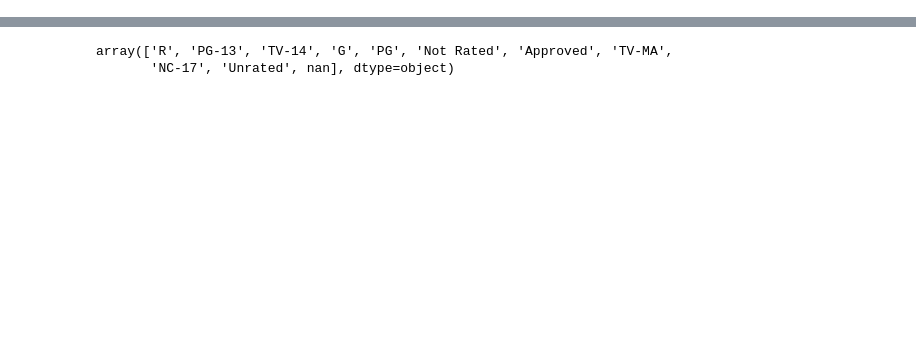
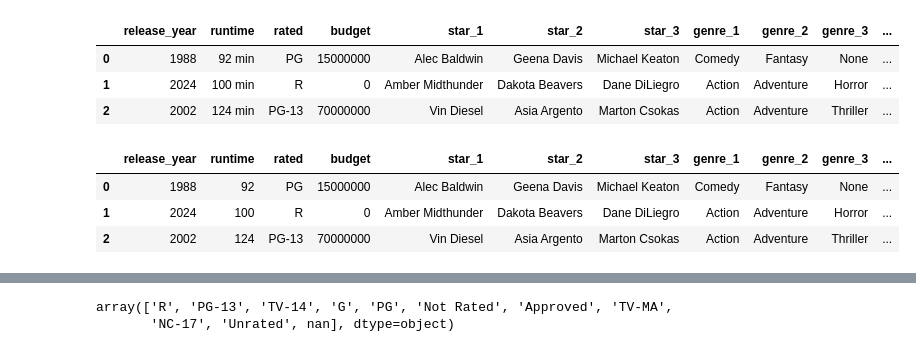
Before and after one commit to YesmelinP/Movie_Success_ML, a Jupyter notebook: logistic_regression.ipynb, the cells around one changed output, grey strips where cells are left out. Saved outputs shown, nothing was run; the diff lists cells and outputs as text; code cells hidden in the pictures; blank space fills up the shorter version.

```diff
--- a/logistic_regression.ipynb
+++ b/logistic_regression.ipynb
@@ -33,0 +90,4 @@ Index(['imdb_id', 'title', 'release_year', 'runtime', 'genre', 'overview',
+# %%
+# Converting merged df from Spark into a Pandas DataFrame
+movies_df = merged_df.toPandas()
+movies_df.head(3)
@@ -35,0 +136,23 @@ df.drop(['imdb_id', 'title', 'actors', 'director', 'overview', 'genre', 'revenue
+# %%
+#Organizing columns names and coverting the 'outcome' column into a boolean
+movies_df = movies_df[['release_year','runtime', 'rated','budget', 'star_1', 'star_2', 'star_3', 'genre_1','genre_2','genre_3', 'director_1','director_2','outcome']]
+movies_df['outcome'] = movies_df['outcome'].astype(int)
+movies_df.head(3)
+# %% [output]
+|  | release_year | runtime | rated | budget | star_1 | star_2 | star_3 | genre_1 | genre_2 | genre_3 | ... |
+| 0 | 1988 | 92 min | PG | 15000000 | Alec Baldwin | Geena Davis | Michael Keaton | Comedy | Fantasy | None | ... |
+| 1 | 2024 | 100 min | R | 0 | Amber Midthunder | Dakota Beavers | Dane DiLiegro | Action | Adventure | Horror | ... |
+| 2 | 2002 | 124 min | PG-13 | 70000000 | Vin Diesel | Asia Argento | Marton Csokas | Action | Adventure | Thriller | ... |
+# %%
+#Extracting the string(min) from the 'runtime' column
+def runtime_cleaner (string):
+    minutes = string.split(" ")[0]
+    return int(minutes)
+
+movies_df['runtime'] = movies_df['runtime'].map(runtime_cleaner)
+movies_df.head(3)
+# %% [output]
+|  | release_year | runtime | rated | budget | star_1 | star_2 | star_3 | genre_1 | genre_2 | genre_3 | ... |
+| 0 | 1988 | 92 | PG | 15000000 | Alec Baldwin | Geena Davis | Michael Keaton | Comedy | Fantasy | None | ... |
+| 1 | 2024 | 100 | R | 0 | Amber Midthunder | Dakota Beavers | Dane DiLiegro | Action | Adventure | Horror | ... |
+| 2 | 2002 | 124 | PG-13 | 70000000 | Vin Diesel | Asia Argento | Marton Csokas | Action | Adventure | Thriller | ... |
```
Also changed, not shown: parts of 21 cells of this notebook.
